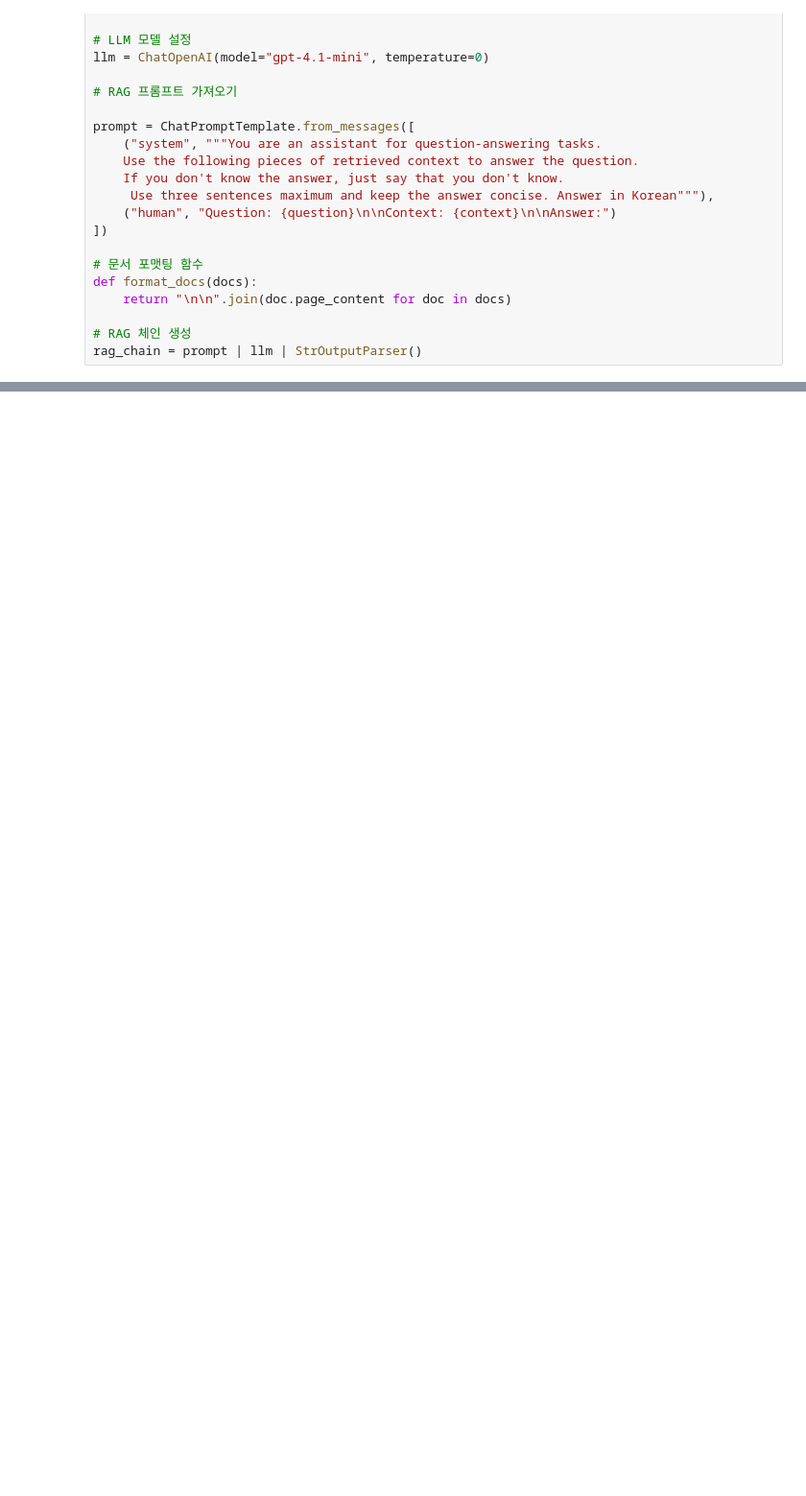
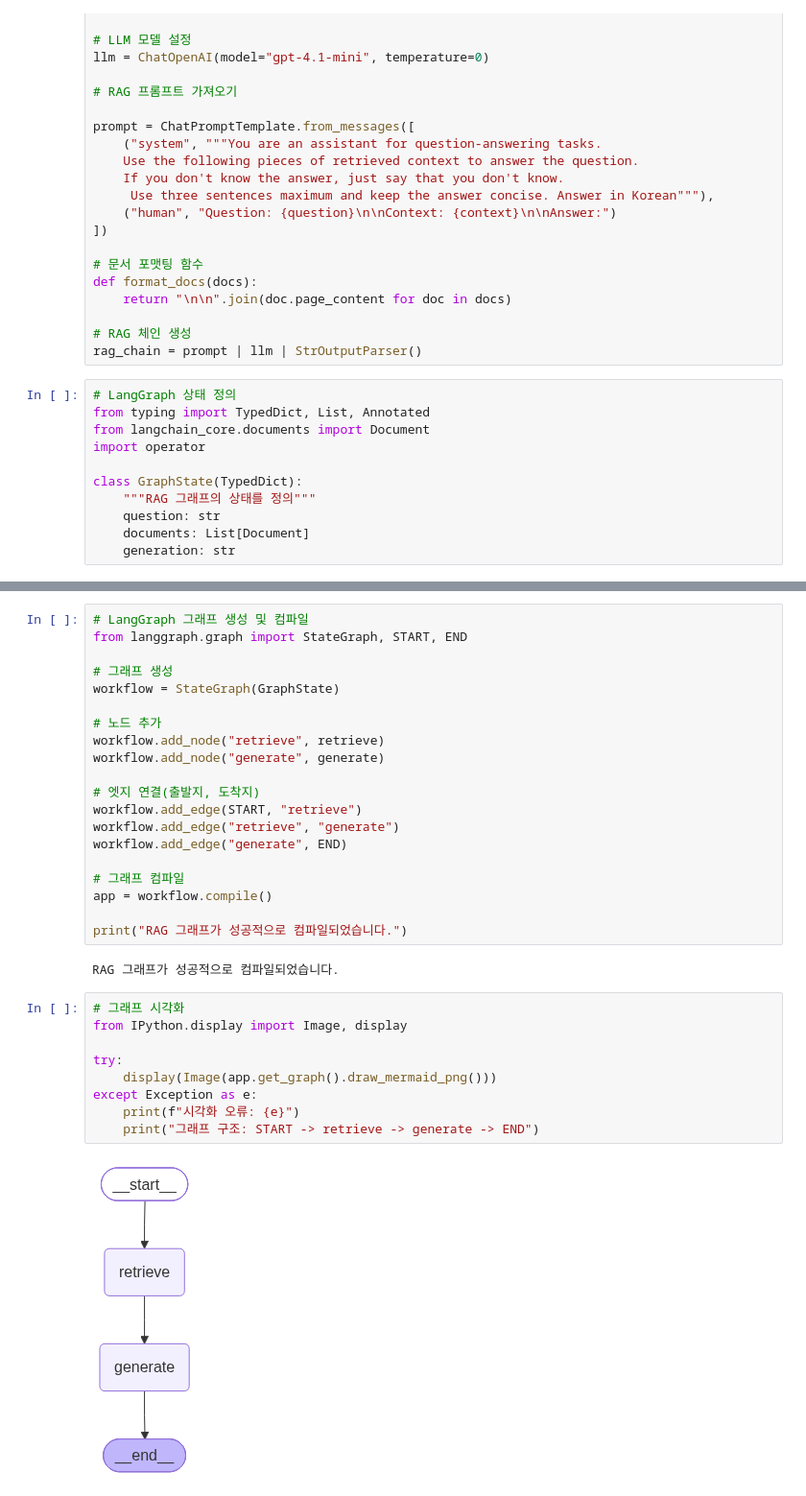
Before and after one commit to AJin1068/langchain_rag_practice, a Jupyter notebook: notebooks/part1_rag/02_langgraph_basic_rag.ipynb, the cells around one changed output, grey strips where cells are left out. Shown at 96% size. Cells and saved outputs as stored; diff of their text form; blank space fills up the shorter version.

```diff
--- a/notebooks/part1_rag/02_langgraph_basic_rag.ipynb
+++ b/notebooks/part1_rag/02_langgraph_basic_rag.ipynb
@@ -120,3 +120,14 @@ def format_docs(docs):
 
 # RAG 체인 생성
 rag_chain = prompt | llm | StrOutputParser()
+# %%
+# LangGraph 상태 정의
+from typing import TypedDict, List, Annotated
+from langchain_core.documents import Document
+import operator
+
+class GraphState(TypedDict):
+    """RAG 그래프의 상태를 정의"""
+    question: str
+    documents: List[Document]
+    generation: str
@@ -122,0 +160,33 @@ rag_chain = prompt | llm | StrOutputParser()
+# %%
+# LangGraph 그래프 생성 및 컴파일
+from langgraph.graph import StateGraph, START, END
+
+# 그래프 생성
+workflow = StateGraph(GraphState)
+
+# 노드 추가
+workflow.add_node("retrieve", retrieve)
+workflow.add_node("generate", generate)
+
+# 엣지 연결(출발지, 도착지)
+workflow.add_edge(START, "retrieve")
+workflow.add_edge("retrieve", "generate")
+workflow.add_edge("generate", END)
+
+# 그래프 컴파일
+app = workflow.compile()
+
+print("RAG 그래프가 성공적으로 컴파일되었습니다.")
+# %% [output]
+RAG 그래프가 성공적으로 컴파일되었습니다.
+# %%
+# 그래프 시각화
+from IPython.display import Image, display
+
+try:
+    display(Image(app.get_graph().draw_mermaid_png()))
+except Exception as e:
+    print(f"시각화 오류: {e}")
+    print("그래프 구조: START -> retrieve -> generate -> END")
+# %% [output]
+[figure, added]
```
Also changed, not shown: parts of 12 cells of this notebook.
